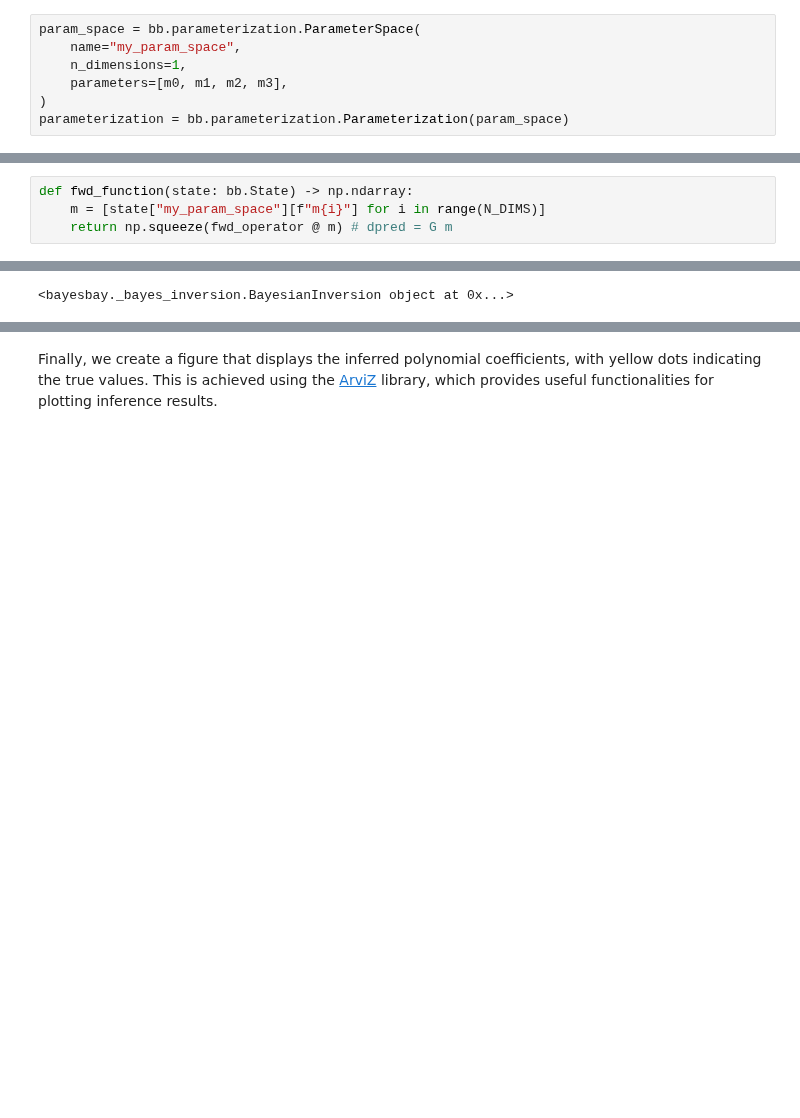
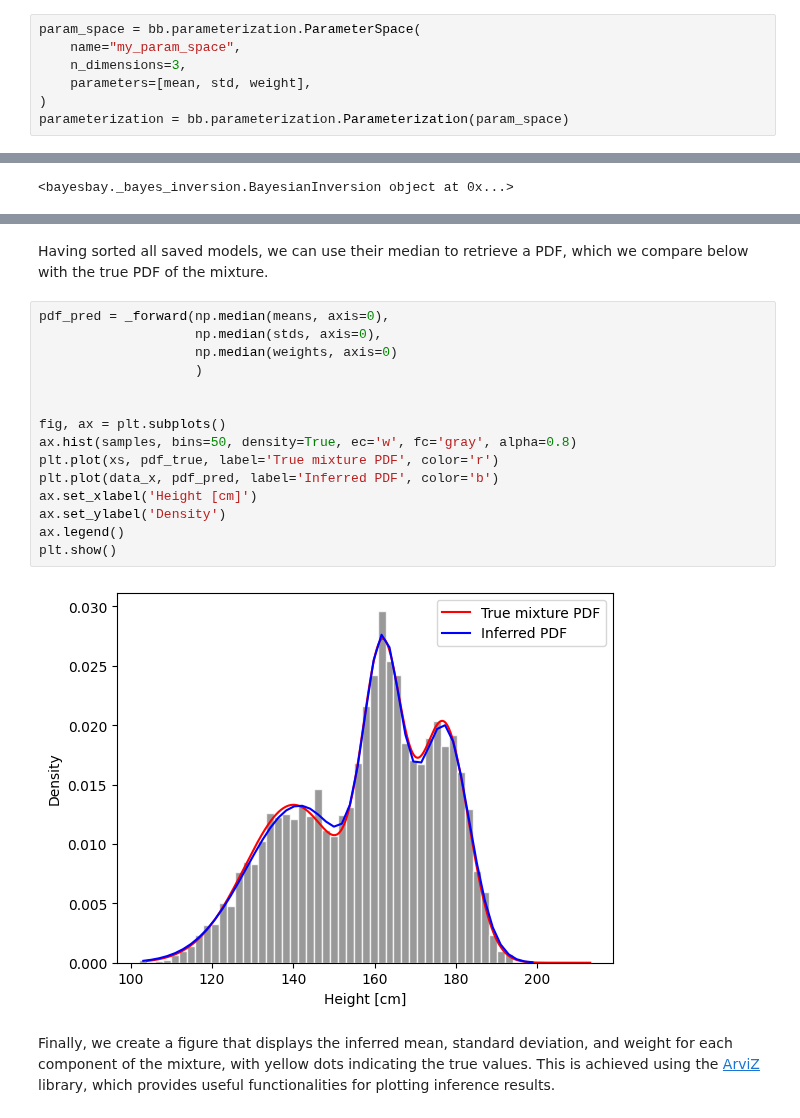
Before and after one commit to fmagrini/bayes-bay, a Jupyter notebook: docs/source/tutorials/2_gaussian_mixture.ipynb, the cells around one changed output, grey strips where cells are left out. Cells and saved outputs as stored; diff of their text form; blank space fills up the shorter version.

```diff
--- a/docs/source/tutorials/2_gaussian_mixture.ipynb
+++ b/docs/source/tutorials/2_gaussian_mixture.ipynb
@@ -54,8 +112,8 @@ Having defined one or more instances of ParameterSpace, these should be used to
 # %%
 param_space = bb.parameterization.ParameterSpace(
     name="my_param_space",
-    n_dimensions=1,
-    parameters=[m0, m1, m2, m3],
+    n_dimensions=3,
+    parameters=[mean, std, weight],
 )
 parameterization = bb.parameterization.Parameterization(param_space)
 # %% [markdown]
@@ -65,4 +122,0 @@ Another fundamental ingredient in BayesBay is the definition of the forward func
-# %%
-def fwd_function(state: bb.State) -> np.ndarray:
-    m = [state["my_param_space"][f"m{i}"] for i in range(N_DIMS)]
-    return np.squeeze(fwd_operator @ m) # dpred = G m
@@ -126,5 +192,24 @@ plt.show()
+# %% [markdown]
+Having sorted all saved models, we can use their median to retrieve a PDF, which we compare below with the true PDF of the mixture.
+# %%
+pdf_pred = _forward(np.median(means, axis=0),
+                    np.median(stds, axis=0),
+                    np.median(weights, axis=0)
+                    )
+
+
+fig, ax = plt.subplots()
+ax.hist(samples, bins=50, density=True, ec='w', fc='gray', alpha=0.8)
+plt.plot(xs, pdf_true, label='True mixture PDF', color='r')
+plt.plot(data_x, pdf_pred, label='Inferred PDF', color='b')
+ax.set_xlabel('Height [cm]')
+ax.set_ylabel('Density')
+ax.legend()
+plt.show()
+# %% [output]
+[figure, added]
 # %% [markdown]
-Finally, we create a figure that displays the inferred polynomial coefficients, with yellow dots indicating the true values. This is achieved using the [ArviZ](https://python.arviz.org/en/latest/index.html) library, which provides useful functionalities for plotting inference results.
+Finally, we create a figure that displays the inferred mean, standard deviation, and weight for each component of the mixture, with yellow dots indicating the true values. This is achieved using the [ArviZ](https://python.arviz.org/en/latest/index.html) library, which provides useful functionalities for plotting inference results.
 # %%
 import arviz as az
 
```
Also changed, not shown: parts of 22 cells of this notebook, 8 other files.
